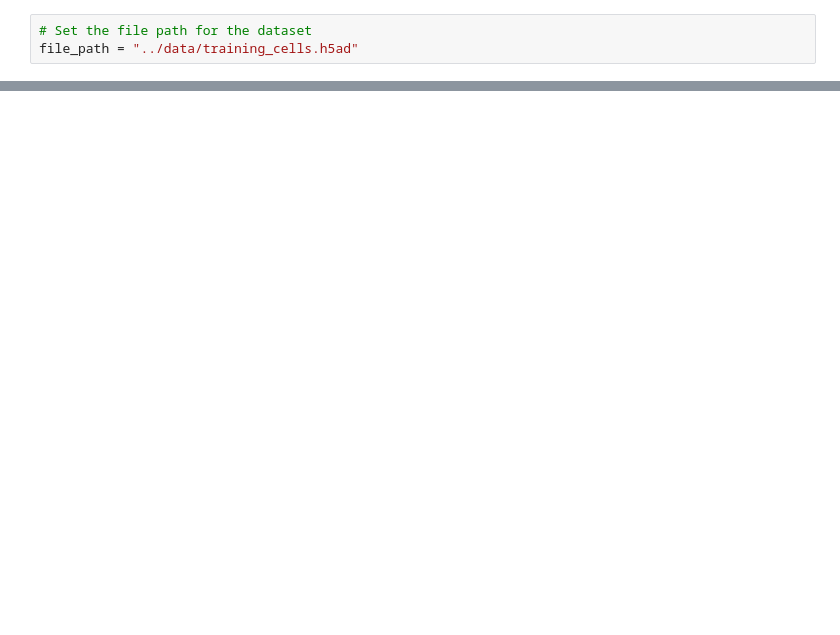
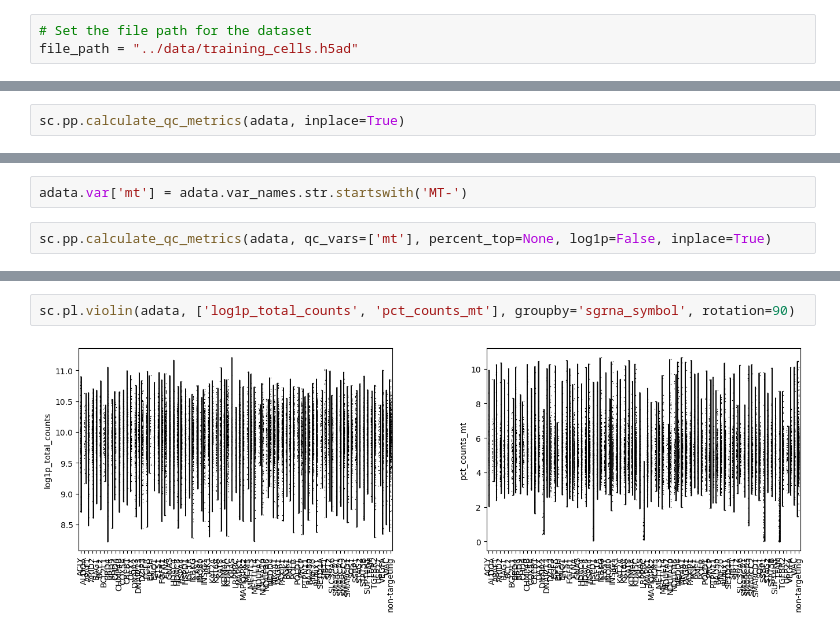
Before and after one commit to nayoungku1/myllia, a Jupyter notebook: notebook/eda-anndata.ipynb, the cells around one changed output, grey strips where cells are left out. Drawn from its saved outputs; the diff is of its cells as text; blank space fills up the shorter version.

```diff
--- a/notebook/eda-anndata.ipynb
+++ b/notebook/eda-anndata.ipynb
@@ -49,0 +137,2 @@ df_all.describe()
+# %%
+sc.pp.calculate_qc_metrics(adata, inplace=True)
@@ -49,0 +204,4 @@ df_all.describe()
+# %%
+adata.var['mt'] = adata.var_names.str.startswith('MT-')
+# %%
+sc.pp.calculate_qc_metrics(adata, qc_vars=['mt'], percent_top=None, log1p=False, inplace=True)
@@ -49,0 +217,4 @@ df_all.describe()
+# %%
+sc.pl.violin(adata, ['log1p_total_counts', 'pct_counts_mt'], groupby='sgrna_symbol', rotation=90)
+# %% [output]
+[figure, added]
```
Also changed, not shown: parts of 37 cells of this notebook.
